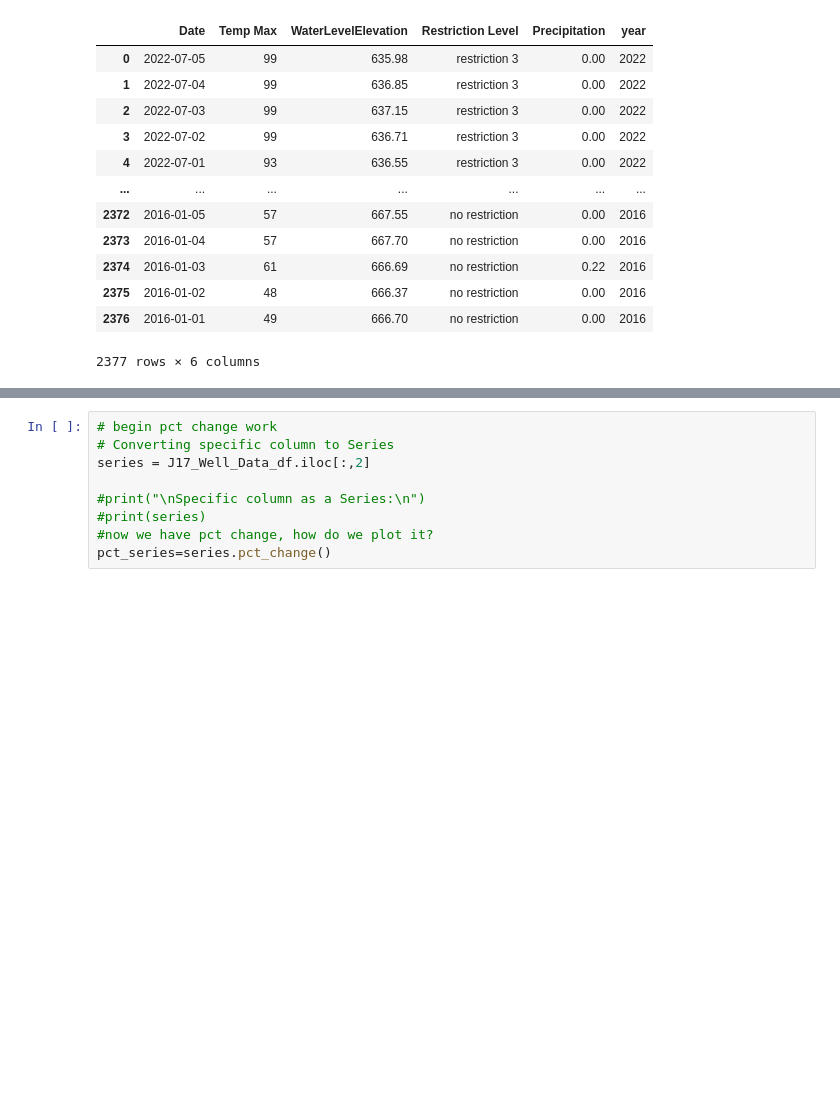
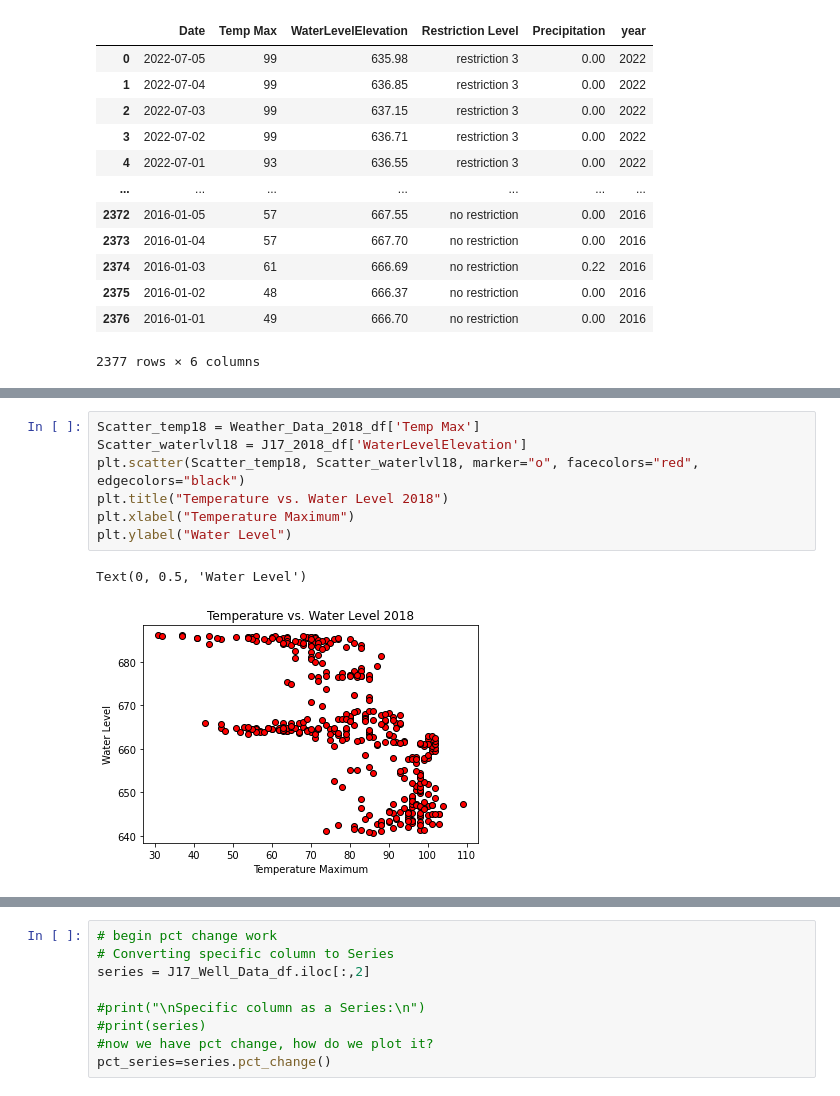
Before and after one commit to Shwetbaba/A-Review-of-the-Effectiveness-of-the-San-Antonio-Water-System-SAWS-Water-Restrictions-Policies, a Jupyter notebook: Group Project-1 Master Code.ipynb, the cells around one changed output, grey strips where cells are left out. Cells and saved outputs as stored; diff of their text form; blank space fills up the shorter version.

```diff
--- a/Group Project-1 Master Code.ipynb
+++ b/Group Project-1 Master Code.ipynb
@@ -223,0 +321,10 @@ Weather_Restriction_df
+# %%
+Scatter_temp18 = Weather_Data_2018_df['Temp Max']
+Scatter_waterlvl18 = J17_2018_df['WaterLevelElevation']
+plt.scatter(Scatter_temp18, Scatter_waterlvl18, marker="o", facecolors="red", edgecolors="black")
+plt.title("Temperature vs. Water Level 2018")
+plt.xlabel("Temperature Maximum")
+plt.ylabel("Water Level")
+# %% [output]
+Text(0, 0.5, 'Water Level')
+[figure, added]
```
Also changed, not shown: parts of 13 cells of this notebook.
